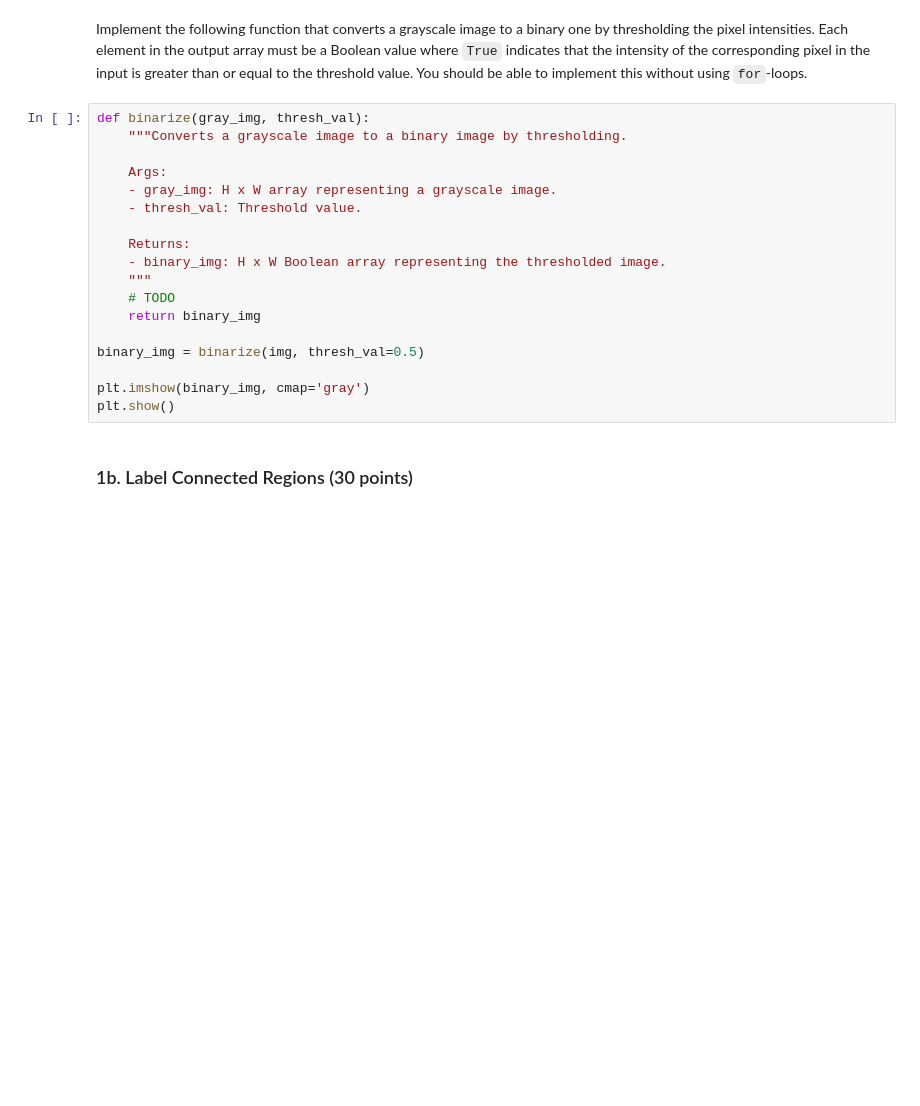
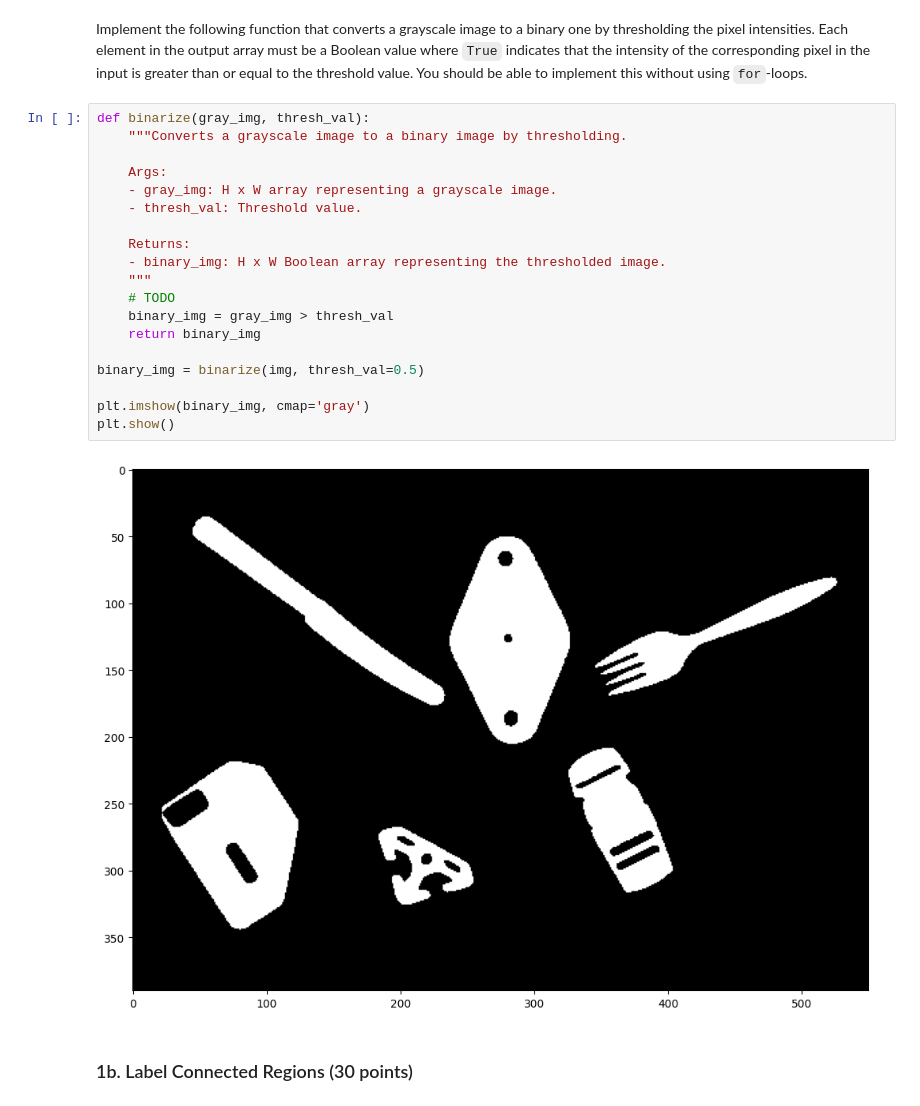
Before and after one commit to tanaynayak/CV, a Jupyter notebook: hw1/homework_1.ipynb, the cells around one changed output. Cells and saved outputs as stored; diff of their text form; blank space fills up the shorter version.

```diff
--- a/hw1/homework_1.ipynb
+++ b/hw1/homework_1.ipynb
@@ -27,21 +28,24 @@ Implement the following function that converts a grayscale image to a binary one
 # %%
 def binarize(gray_img, thresh_val):
     """Converts a grayscale image to a binary image by thresholding.
 
     Args:
     - gray_img: H x W array representing a grayscale image.
     - thresh_val: Threshold value.
 
     Returns:
     - binary_img: H x W Boolean array representing the thresholded image.
     """
     # TODO
+    binary_img = gray_img > thresh_val
     return binary_img
 
 binary_img = binarize(img, thresh_val=0.5)
 
 plt.imshow(binary_img, cmap='gray')
 plt.show()
+# %% [output]
+[figure, added]
 # %% [markdown]
 ### 1b. Label Connected Regions (30 points)
 # %% [markdown]
```
Also changed, not shown: parts of 11 cells of this notebook.
